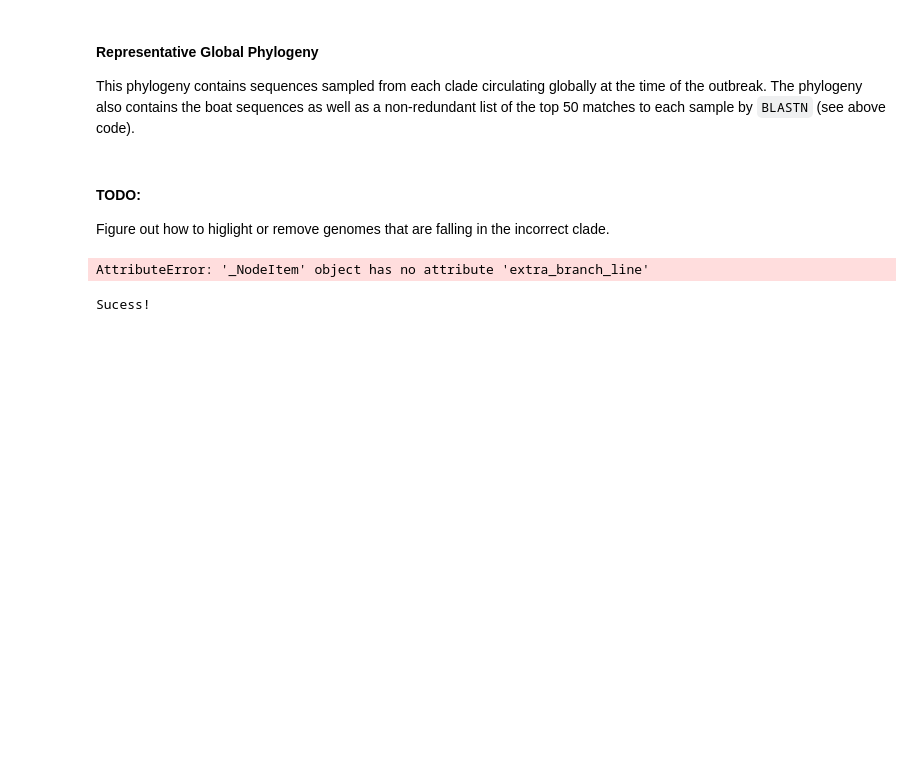
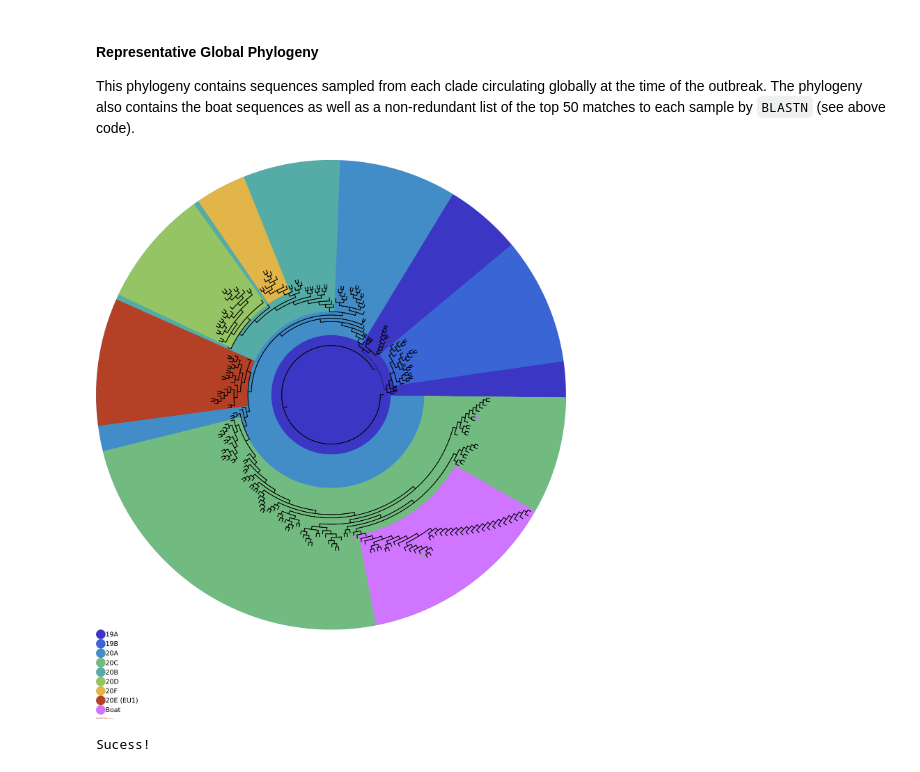
Before and after one commit to jbloomlab/SARS-CoV-2_bottleneck, a Jupyter notebook: workflow/notebooks/Phylogenetic-Analysis.ipynb, the cells around one changed output. Drawn from its saved outputs; the diff is of its cells as text; code cells hidden in the pictures; blank space fills up the shorter version.

```diff
--- a/workflow/notebooks/Phylogenetic-Analysis.ipynb
+++ b/workflow/notebooks/Phylogenetic-Analysis.ipynb
@@ -697,7 +697,7 @@ if not os.path.exists("results/phylogeny/global_phylogeny.aligned.fa.treefile"):
     make_tree(fastapath = "results/phylogeny/global_phylogeny.fa", outpath = outpath, prefix = "global_phylogeny")
 # %%
 # Clade colors
-clade_colors = {"19A":"#3C36C5", "19B":"#3965D5", "20A":"#428DC7", "20C":"#72BB80", "20B":"#55ACA6", "20D":"#95C464", "20F":"#E2B548", "20E (EU1)":"#B44126", "boat":"#CF75FF"}
+clade_colors = {"19A":"#3C36C5", "19B":"#3965D5", "20A":"#428DC7", "20C":"#72BB80", "20B":"#55ACA6", "20D":"#95C464", "20F":"#E2B548", "20E (EU1)":"#B44126", "Boat":"#CF75FF"}
 
 # Add virus name to metadata
 GISAID_Epi_metadata['Virus name'] = [f"hCoV-19/{strain}" for strain in GISAID_Epi_metadata.strain.tolist()]
@@ -722,20 +722,16 @@ for name in t.iter_leaf_names():
         virus_clade = virus_clade[0]
 
     if virus_name in boat_viruses:
-        if 'boat' in clade_dict.keys():
-            clade_dict['boat'].append(name)
+        if 'Boat' in clade_dict.keys():
+            clade_dict['Boat'].append(name)
         else:
-            clade_dict['boat'] = [name]
+            clade_dict['Boat'] = [name]
 
     else:
         if virus_clade in clade_dict.keys():
             clade_dict[virus_clade].append(name)
         else:
             clade_dict[virus_clade] = [name]
-# %% [markdown]
-#### TODO:
-
-Figure out how to higlight or remove genomes that are falling in the incorrect clade.
 # %%
 # Visulize with ETE - color somehow.
 t = Tree("results/phylogeny/global_phylogeny.aligned.fa.treefile")
@@ -773,7 +769,7 @@ for n in t.traverse():
     else:
         leafnstyle = NodeStyle()
         if n.name.split("|")[0] in GISAID_metadata_boat['Virus name'].tolist():
-            leafnstyle["fgcolor"] = clade_colors['boat']
+            leafnstyle["fgcolor"] = clade_colors['Boat']
             leafnstyle["vt_line_width"] = 10
             leafnstyle["hz_line_width"] = 10
             leafnstyle["size"] = 40
@@ -816,19 +812,18 @@ for n in t.traverse():
 # %%
 # Add a legend
 for k,v in clade_colors.items():
     ts.legend.add_face(TextFace(f"{k} ", fsize = 60), column=1)
     ts.legend.add_face(CircleFace(60, v), column=0)
 ts.legend_position = 3
 
 root_point = t.search_nodes(name="NC_045512.2")[0]
 t.set_outgroup(root_point)
 ts.mode = "c"
 ts.arc_span = 360
-ts.complete_branch_lines_when_necessary = False
-
+ts.min_leaf_separation = 10
 t.render("%%inline", w=15, units="in", tree_style = ts)
 # %% [output]
-AttributeError: '_NodeItem' object has no attribute 'extra_branch_line'
+[figure, added]
 # %%
 t.render("results/phylogeny/representative-global-phylogeny.png", w=15, units="in", tree_style = ts)
 
```
Also changed, not shown: 10 other files.
